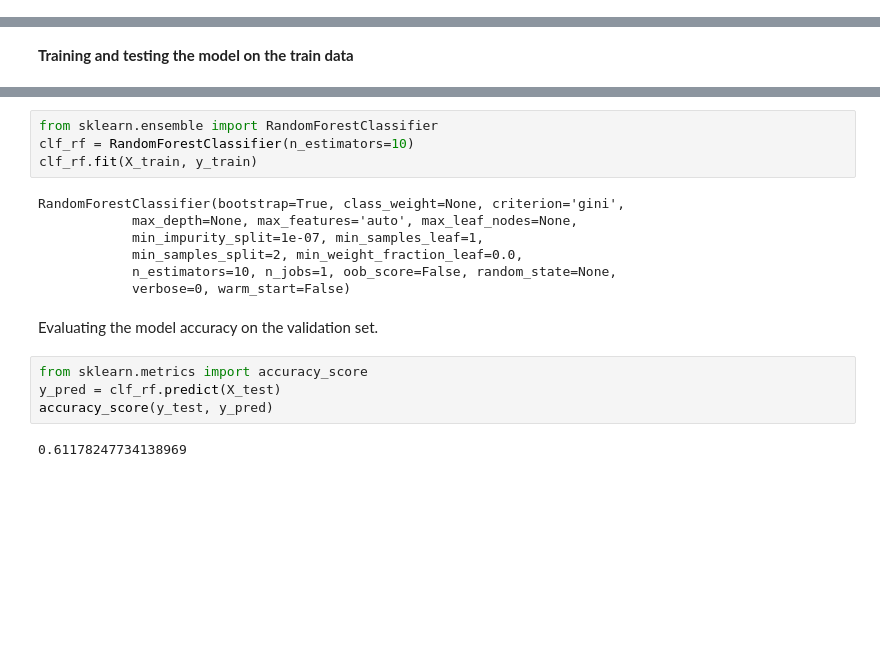
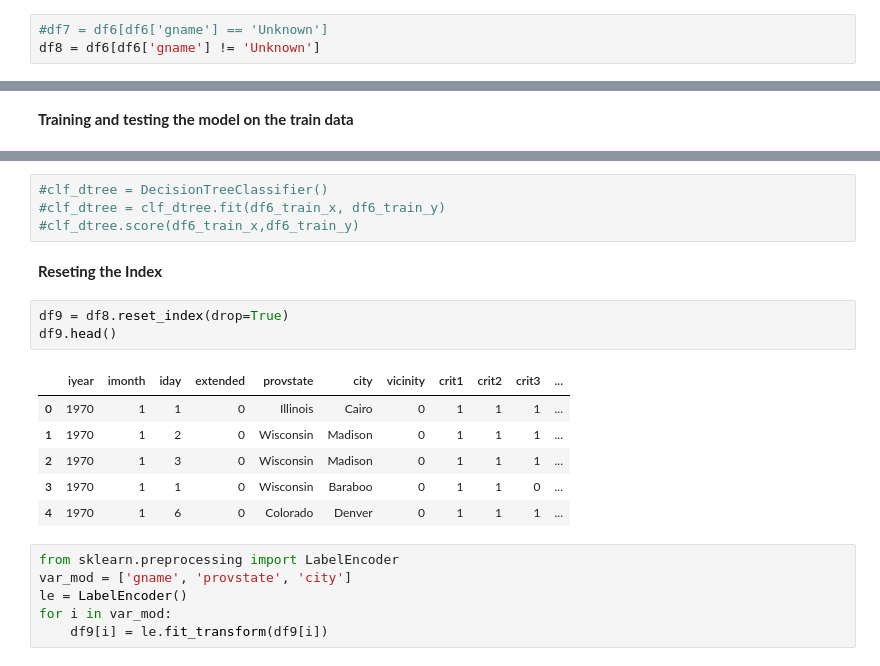
Before and after one commit to andyogah/data_science_capstone_project_1, a Jupyter notebook: data_science_capstone_project_1.ipynb, the cells around one changed output, grey strips where cells are left out. Saved outputs shown, nothing was run; the diff lists cells and outputs as text; blank space fills up the shorter version.

```diff
--- a/data_science_capstone_project_1.ipynb
+++ b/data_science_capstone_project_1.ipynb
@@ -225 +175,4 @@ df6_train_y = df6_train.gname
+# %%
+#df7 = df6[df6['gname'] == 'Unknown']
+df8 = df6[df6['gname'] != 'Unknown']
 # %%
@@ -359,19 +184,22 @@ print (X_test.shape, y_test.shape)
-# %%
-from sklearn.ensemble import RandomForestClassifier
-clf_rf = RandomForestClassifier(n_estimators=10)
-clf_rf.fit(X_train, y_train)
-# %% [output]
-RandomForestClassifier(bootstrap=True, class_weight=None, criterion='gini',
-            max_depth=None, max_features='auto', max_leaf_nodes=None,
-            min_impurity_split=1e-07, min_samples_leaf=1,
-            min_samples_split=2, min_weight_fraction_leaf=0.0,
-            n_estimators=10, n_jobs=1, oob_score=False, random_state=None,
-            verbose=0, warm_start=False)
-# %% [markdown]
-Evaluating the model accuracy on the validation set.
-# %%
-from sklearn.metrics import accuracy_score
-y_pred = clf_rf.predict(X_test)
-accuracy_score(y_test, y_pred)
-# %% [output]
-0.61178247734138969
+# %%
+#clf_dtree = DecisionTreeClassifier()
+#clf_dtree = clf_dtree.fit(df6_train_x, df6_train_y)
+#clf_dtree.score(df6_train_x,df6_train_y)
+# %% [markdown]
+**Reseting the Index**
+# %%
+df9 = df8.reset_index(drop=True)
+df9.head()
+# %% [output]
+|  | iyear | imonth | iday | extended | provstate | city | vicinity | crit1 | crit2 | crit3 | ... |
+| 0 | 1970 | 1 | 1 | 0 | Illinois | Cairo | 0 | 1 | 1 | 1 | ... |
+| 1 | 1970 | 1 | 2 | 0 | Wisconsin | Madison | 0 | 1 | 1 | 1 | ... |
+| 2 | 1970 | 1 | 3 | 0 | Wisconsin | Madison | 0 | 1 | 1 | 1 | ... |
+| 3 | 1970 | 1 | 1 | 0 | Wisconsin | Baraboo | 0 | 1 | 1 | 0 | ... |
+| 4 | 1970 | 1 | 6 | 0 | Colorado | Denver | 0 | 1 | 1 | 1 | ... |
+# %%
+from sklearn.preprocessing import LabelEncoder
+var_mod = ['gname', 'provstate', 'city']
+le = LabelEncoder()
+for i in var_mod:
+    df9[i] = le.fit_transform(df9[i])
```
Also changed, not shown: parts of 85 cells of this notebook.
